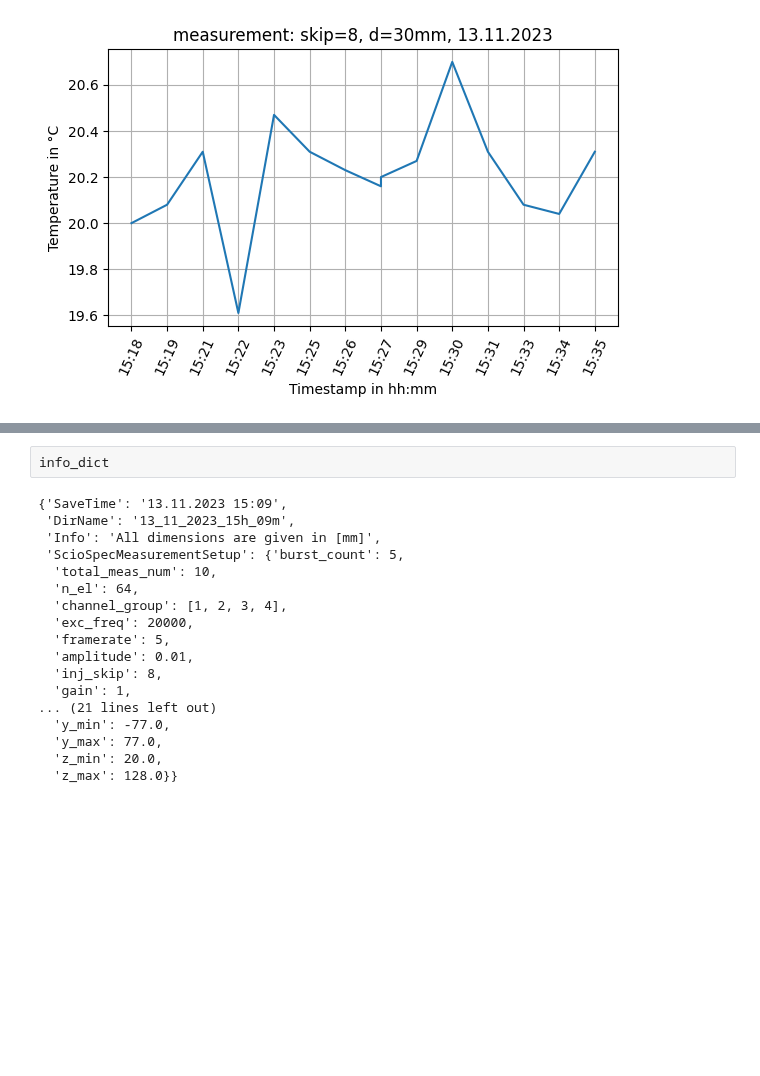
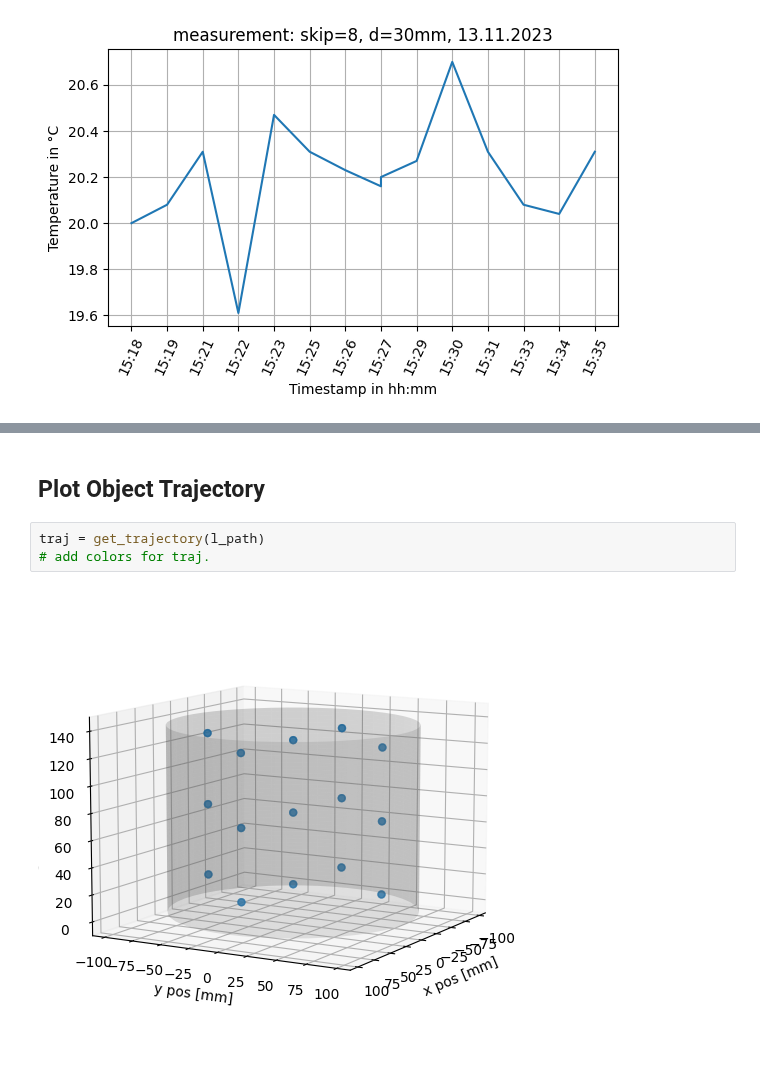
Before and after one commit to JacobTh98/3dIT, a Jupyter notebook: postprocessing.ipynb, the cells around one changed output, grey strips where cells are left out. Drawn from its saved outputs; the diff is of its cells as text; blank space fills up the shorter version.

```diff
--- a/postprocessing.ipynb
+++ b/postprocessing.ipynb
@@ -22,20 +25,7 @@ t_hist = temperature_history(l_path, save_plot=True)
+# %% [markdown]
+## Plot Object Trajectory
 # %%
-info_dict
+traj = get_trajectory(l_path)
+# add colors for traj.
 # %% [output]
-{'SaveTime': '13.11.2023 15:09',
- 'DirName': '13_11_2023_15h_09m',
- 'Info': 'All dimensions are given in [mm]',
- 'ScioSpecMeasurementSetup': {'burst_count': 5,
-  'total_meas_num': 10,
-  'n_el': 64,
-  'channel_group': [1, 2, 3, 4],
-  'exc_freq': 20000,
-  'framerate': 5,
-  'amplitude': 0.01,
-  'inj_skip': 8,
-  'gain': 1,
-... (21 lines left out)
-  'y_min': -77.0,
-  'y_max': 77.0,
-  'z_min': 20.0,
-  'z_max': 128.0}}
+[figure, added]
```
Also changed, not shown: parts of 8 cells of this notebook, 3 other files.
